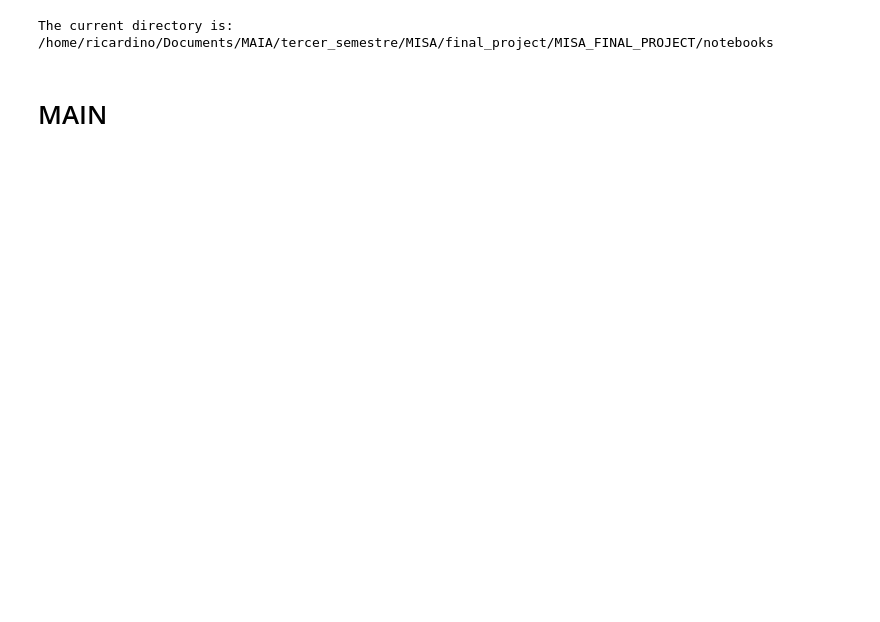
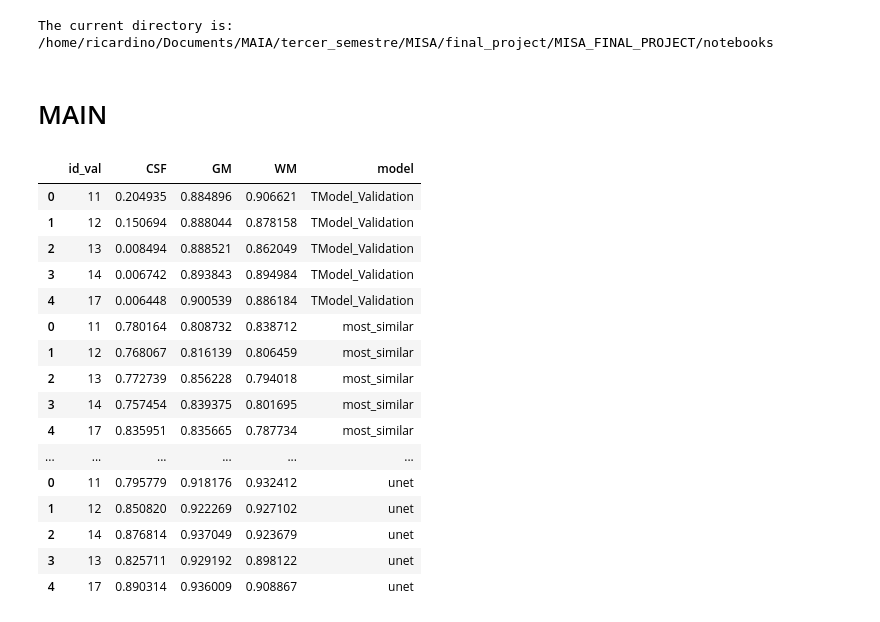
Before and after one commit to cansuyalcinn/brain-tissue-segmentation-challenge, a Jupyter notebook: notebooks/models_comparisons.ipynb, the cells around one changed output. Drawn from its saved outputs; the diff is of its cells as text; code cells hidden in the pictures; blank space fills up the shorter version.

```diff
--- a/notebooks/models_comparisons.ipynb
+++ b/notebooks/models_comparisons.ipynb
@@ -14,15 +14,37 @@ The current directory is: /home/ricardino/Documents/MAIA/tercer_semestre/MISA/fi
 # MAIN
 # %%
 #we will compute the boxplot for the following models
-model_list = ['TModel_dice_Validation', 'most_similar_dice', 'maxMean_dice', 'weighted_labels_dice', 'unet_dice']
+model_list = ['TModel_dice_Validation', 'most_similar_dice', 'mean_atlas_dice', 'weighted_labels_dice', 'top_atlases_dice', 'bayesian_dice', 'unet_dice']
 #we first concatenate all the csv files in a single dataframe
 general_df = None
 for model in model_list:
     #read csv file
     df = pd.read_csv(repo_path /'data' / 'results' / f'{model}.csv')
     #drop all columns except id_val and the tissue
     df = df.drop(columns=[col for col in df.columns if col not in ['id_val', 'CSF', 'GM', 'WM']])
     #we add a column with the model name
     df['model'] = model
     #concatenate df in general_df
     general_df = pd.concat([general_df, df], axis=0)
+
+#remove 'dice' string from the model column
+general_df['model'] = general_df['model'].str.replace('_dice', '')
+general_df
+# %% [output]
+|  | id_val | CSF | GM | WM | model |
+| 0 | 11 | 0.204935 | 0.884896 | 0.906621 | TModel_Validation |
+| 1 | 12 | 0.150694 | 0.888044 | 0.878158 | TModel_Validation |
+| 2 | 13 | 0.008494 | 0.888521 | 0.862049 | TModel_Validation |
+| 3 | 14 | 0.006742 | 0.893843 | 0.894984 | TModel_Validation |
+| 4 | 17 | 0.006448 | 0.900539 | 0.886184 | TModel_Validation |
+| 0 | 11 | 0.780164 | 0.808732 | 0.838712 | most_similar |
+| 1 | 12 | 0.768067 | 0.816139 | 0.806459 | most_similar |
+| 2 | 13 | 0.772739 | 0.856228 | 0.794018 | most_similar |
+| 3 | 14 | 0.757454 | 0.839375 | 0.801695 | most_similar |
+| 4 | 17 | 0.835951 | 0.835665 | 0.787734 | most_similar |
+| ... | ... | ... | ... | ... | ... |
+| 0 | 11 | 0.795779 | 0.918176 | 0.932412 | unet |
+| 1 | 12 | 0.850820 | 0.922269 | 0.927102 | unet |
+| 2 | 14 | 0.876814 | 0.937049 | 0.923679 | unet |
+| 3 | 13 | 0.825711 | 0.929192 | 0.898122 | unet |
+| 4 | 17 | 0.890314 | 0.936009 | 0.908867 | unet |
```
Also changed, not shown: parts of 2 cells of this notebook, 4 other files.
